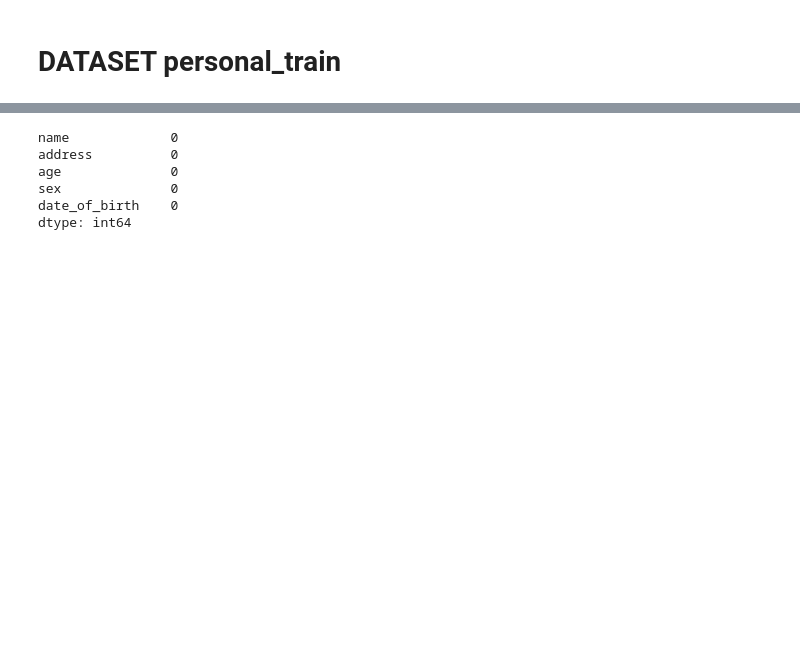
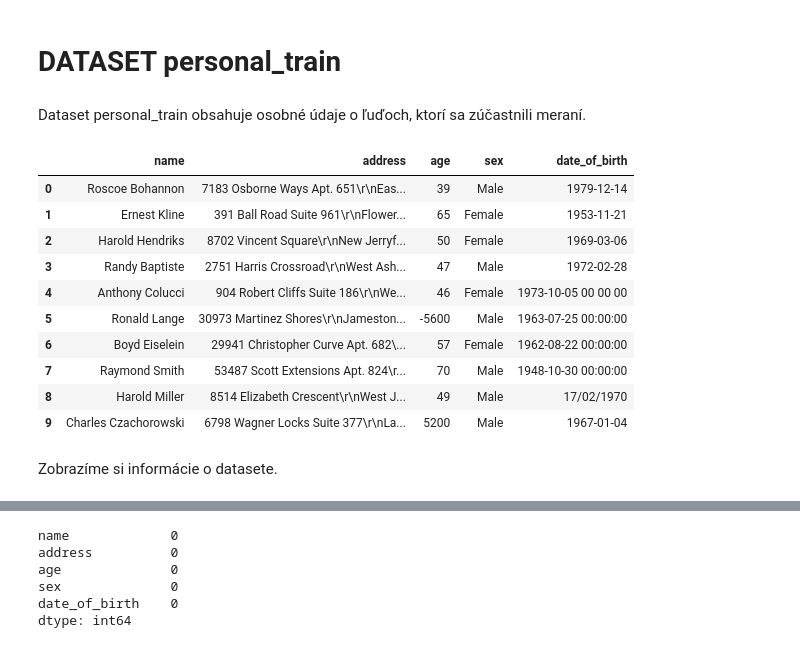
Before and after one commit to xheban/IAU-projekt, a Jupyter notebook: Projekt.ipynb, the cells around one changed output, grey strips where cells are left out. Saved outputs shown, nothing was run; the diff lists cells and outputs as text; code cells hidden in the pictures; blank space fills up the shorter version.

```diff
--- a/Projekt.ipynb
+++ b/Projekt.ipynb
@@ -17,3 +32,21 @@ personal_train = pd.read_csv("personal_train.csv",sep=',', index_col = 0)
 personal_valid = pd.read_csv("personal_valid.csv")
 # %% [markdown]
 # DATASET personal_train
+# %% [markdown]
+Dataset personal_train obsahuje osobné údaje o ľuďoch, ktorí sa zúčastnili meraní.
+# %%
+personal_train.head(10)
+# %% [output]
+|  | name | address | age | sex | date_of_birth |
+| 0 | Roscoe Bohannon | 7183 Osborne Ways Apt. 651\r\nEas... | 39 | Male | 1979-12-14 |
+| 1 | Ernest Kline | 391 Ball Road Suite 961\r\nFlower... | 65 | Female | 1953-11-21 |
+| 2 | Harold Hendriks | 8702 Vincent Square\r\nNew Jerryf... | 50 | Female | 1969-03-06 |
+| 3 | Randy Baptiste | 2751 Harris Crossroad\r\nWest Ash... | 47 | Male | 1972-02-28 |
+| 4 | Anthony Colucci | 904 Robert Cliffs Suite 186\r\nWe... | 46 | Female | 1973-10-05 00 00 00 |
+| 5 | Ronald Lange | 30973 Martinez Shores\r\nJameston... | -5600 | Male | 1963-07-25 00:00:00 |
+| 6 | Boyd Eiselein | 29941 Christopher Curve Apt. 682\... | 57 | Female | 1962-08-22 00:00:00 |
+| 7 | Raymond Smith | 53487 Scott Extensions Apt. 824\r... | 70 | Male | 1948-10-30 00:00:00 |
+| 8 | Harold Miller | 8514 Elizabeth Crescent\r\nWest J... | 49 | Male | 17/02/1970 |
+| 9 | Charles Czachorowski | 6798 Wagner Locks Suite 377\r\nLa... | 5200 | Male | 1967-01-04 |
+# %% [markdown]
+Zobrazíme si informácie o datasete.
```
Also changed, not shown: parts of 45 cells of this notebook.
